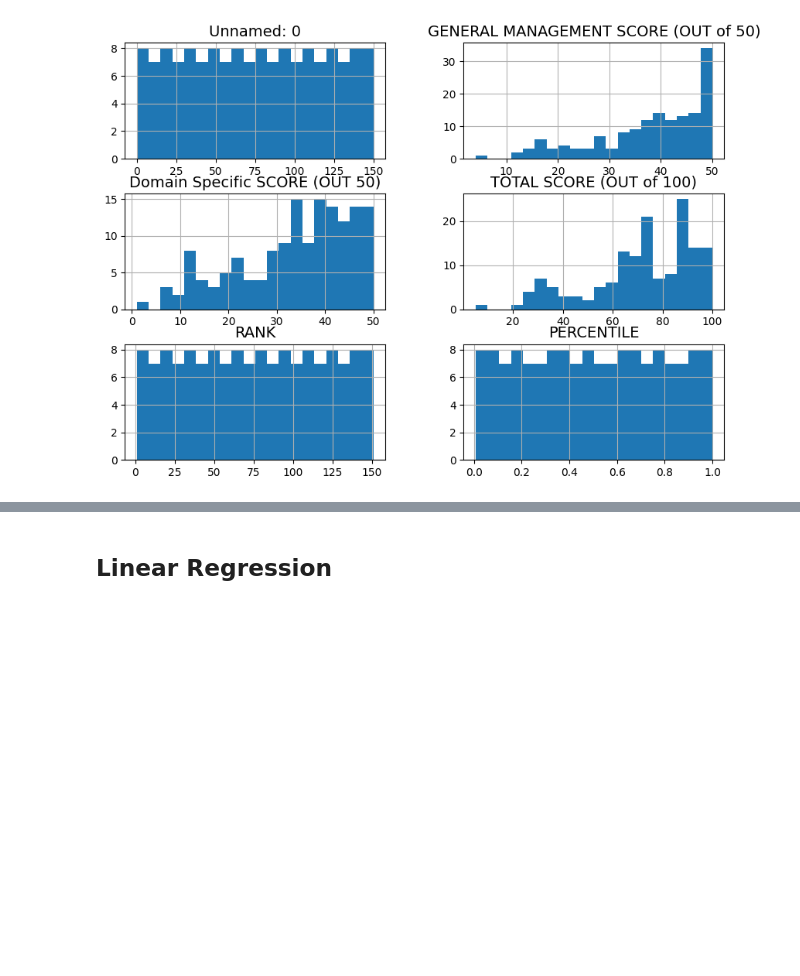
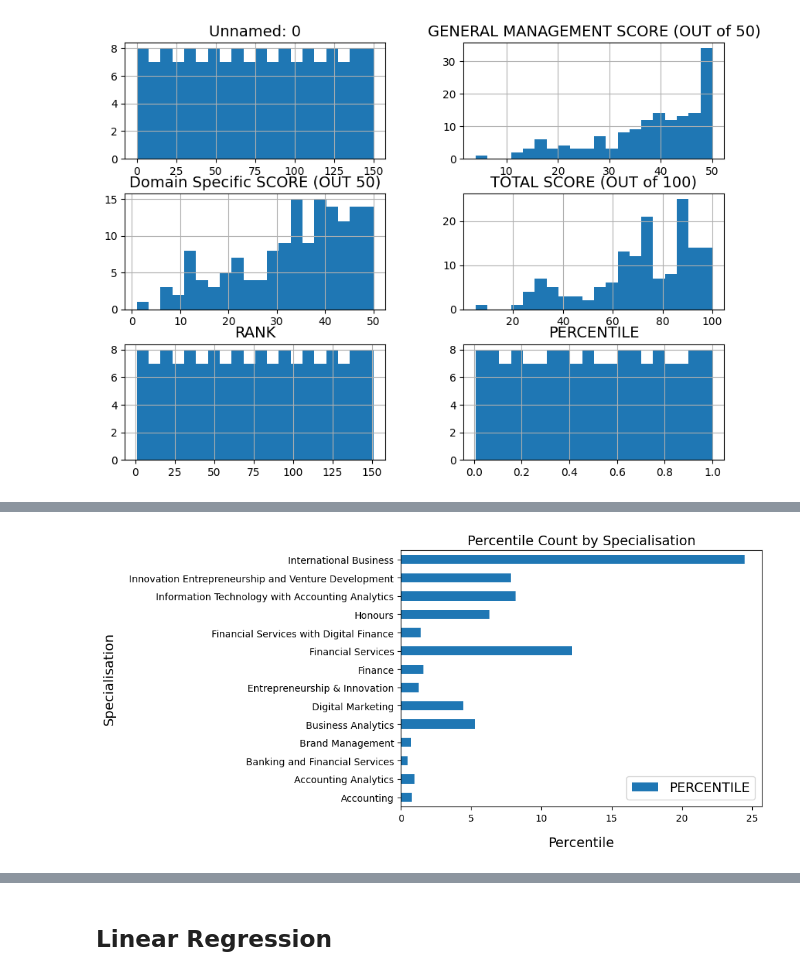
Before and after one commit to aumashankar8/studentsTestData, a Jupyter notebook: studentDataAnalysis.ipynb, the cells around one changed output, grey strips where cells are left out. Cells and saved outputs as stored; diff of their text form; code cells hidden in the pictures; blank space fills up the shorter version.

```diff
--- a/studentDataAnalysis.ipynb
+++ b/studentDataAnalysis.ipynb
@@ -142,3 +155,14 @@ plt.show()
+# %%
+#Domain Grouped Graph
+university_rank = students.groupby(["Specialisation"])[["PERCENTILE"]].sum().reset_index()
+
+university_rank.plot(kind = "barh", x = "Specialisation", y = "PERCENTILE", figsize=(10, 5), rot = 0)
+plt.xlabel("Percentile", labelpad=14)
+plt.ylabel("Specialisation", labelpad=14)
+plt.title("Percentile Count by Specialisation")
+save_fig("specialisation_percentile_graph")
+# %% [output]
+[figure, added]
 # %% [markdown]
 ## Analysis Thoughts
 ### Linear Regression
```
Also changed, not shown: parts of 21 cells of this notebook, 5 other files.
